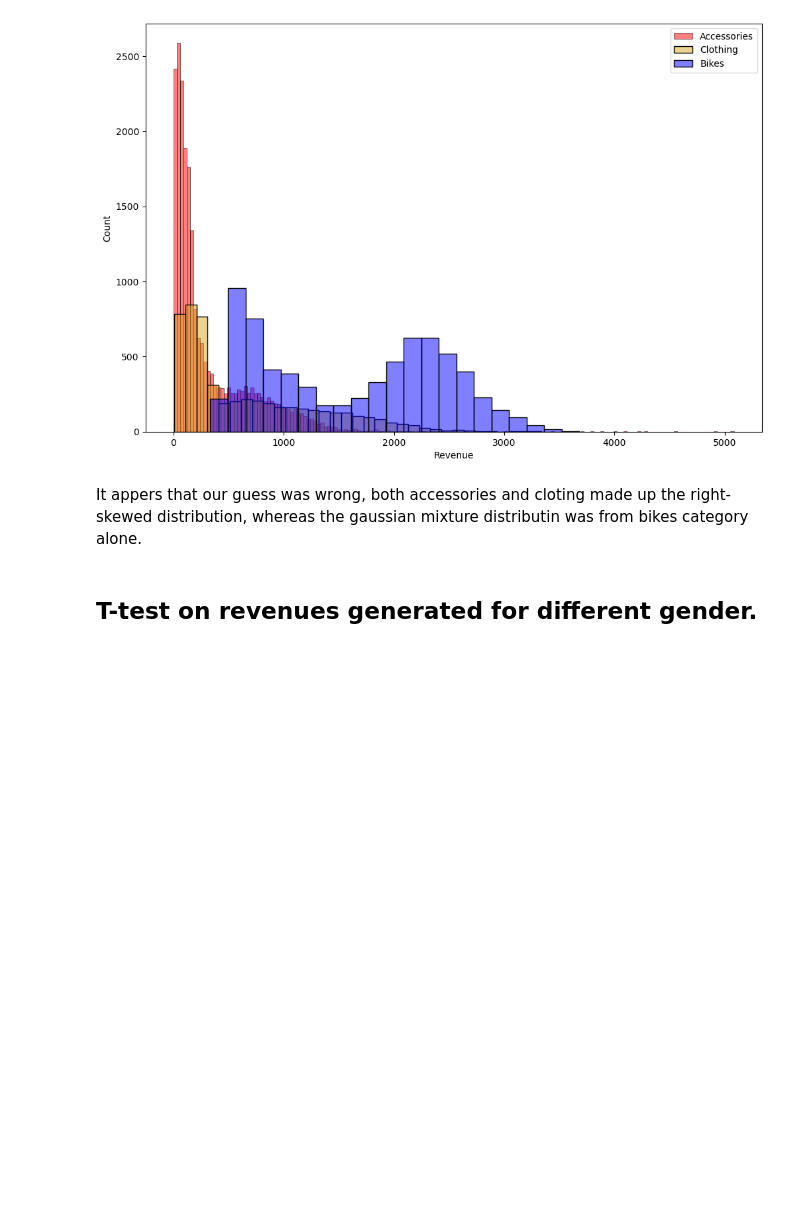
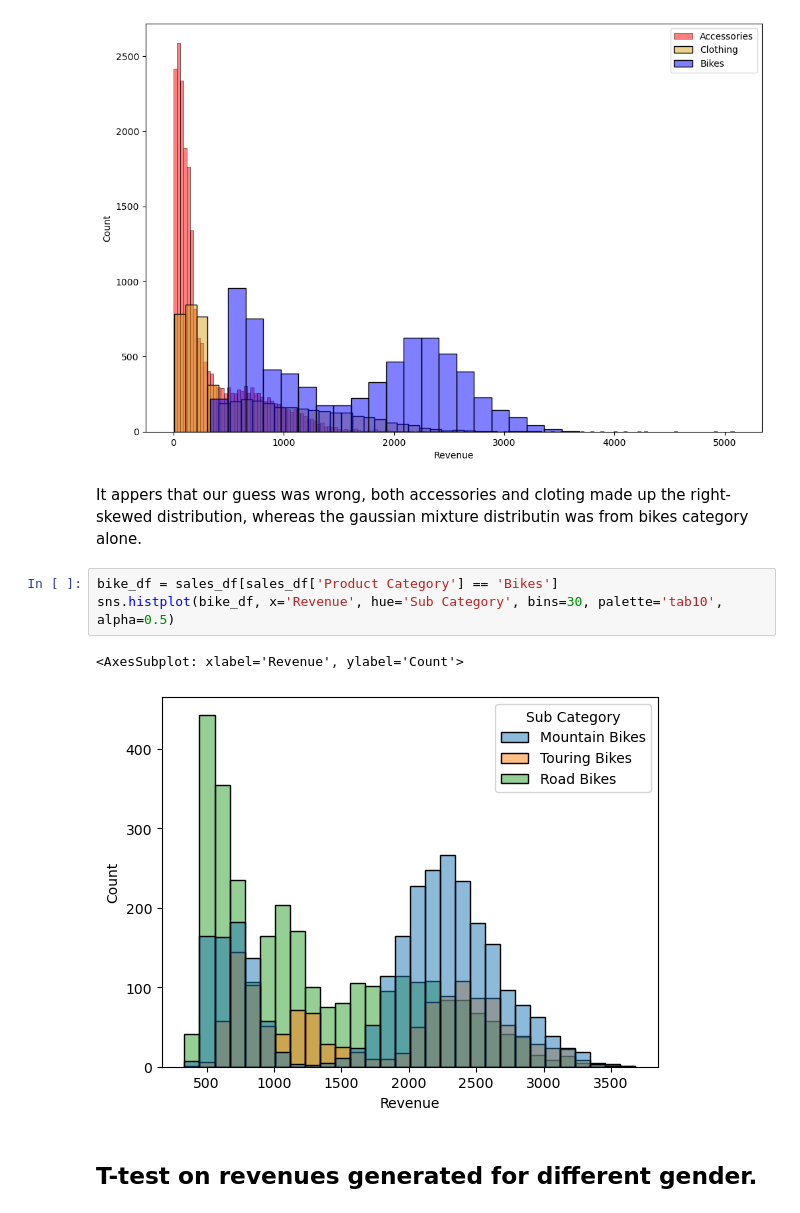
Before and after one commit to ShiYang1101/cycle_sales, a Jupyter notebook: cycle-sales-kaggle.ipynb, the cells around one changed output. Drawn from its saved outputs; the diff is of its cells as text; blank space fills up the shorter version.

```diff
--- a/cycle-sales-kaggle.ipynb
+++ b/cycle-sales-kaggle.ipynb
@@ -136,6 +169,12 @@ plt.show()
 [figure]
 # %% [markdown]
 It appers that our guess was wrong, both accessories and cloting made up the right-skewed distribution, whereas the gaussian mixture distributin was from bikes category alone.
+# %%
+bike_df = sales_df[sales_df['Product Category'] == 'Bikes']
+sns.histplot(bike_df, x='Revenue', hue='Sub Category', bins=30, palette='tab10', alpha=0.5)
+# %% [output]
+<AxesSubplot: xlabel='Revenue', ylabel='Count'>
+[figure, added]
 # %% [markdown]
 ## T-test on revenues generated for different gender.
 # %% [markdown]
```
Also changed, not shown: parts of 26 cells of this notebook, 2 other files.
